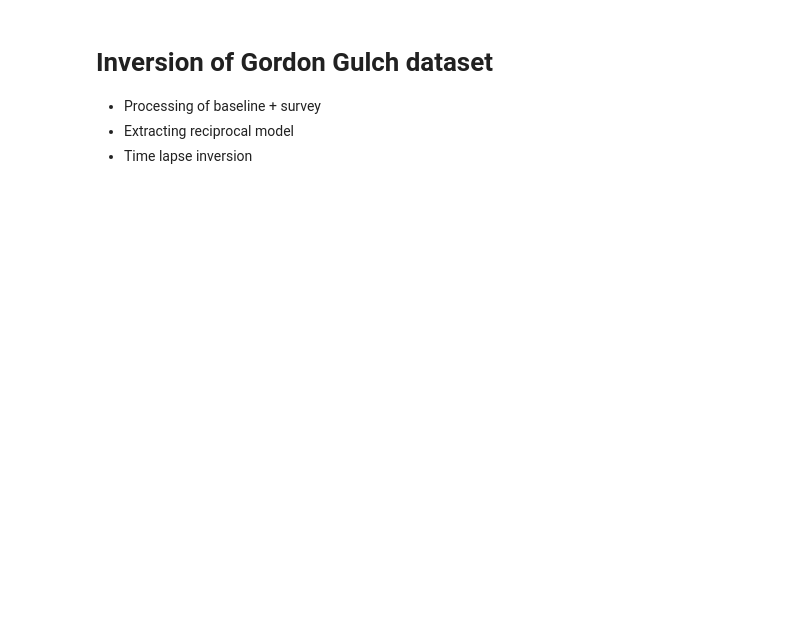
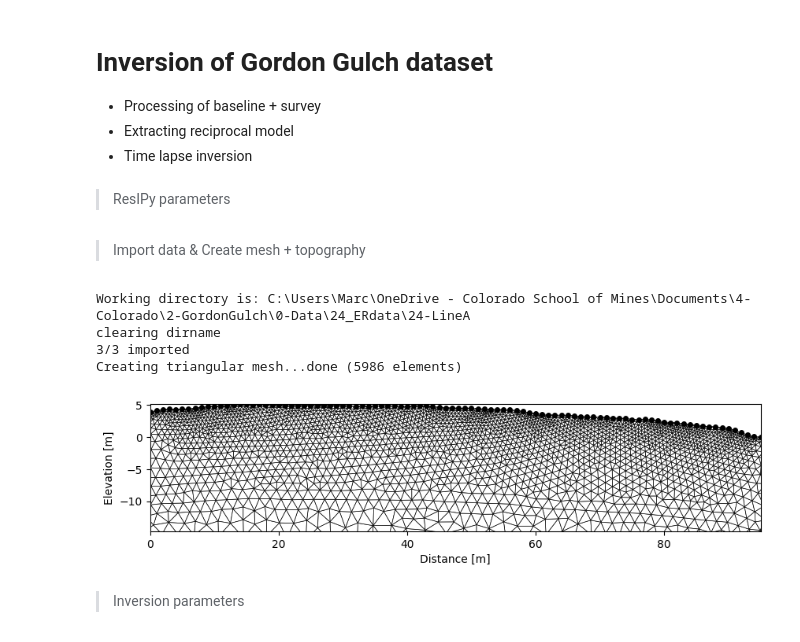
Before and after one commit to HydroDumont/GordonGulch, a Jupyter notebook: 2409_ERinversion.ipynb, the cells around one changed output. Drawn from its saved outputs; the diff is of its cells as text; code cells hidden in the pictures; blank space fills up the shorter version.

```diff
--- a/2409_ERinversion.ipynb
+++ b/2409_ERinversion.ipynb
@@ -17,3 +28,5 @@ from resipy import Project #to install: pip install resipy
+# %% [markdown]
+> ResIPy parameters
 # %%
 # Mesh & Inversion parameters
 # =============================================================================
@@ -21,7 +34,7 @@ from resipy import Project #to install: pip install resipy
 #Mesh parameters
 mgeom={}         #define geometries?
 msurf=None       #didn't find what this means > maybe to define geometries
-mcl= 0.3         #cell size between in function of electrode distance - from fine 0.0875 to coarse 0.875
+mcl= 0.5         #cell size between in function of electrode distance - from fine 0.0875 to coarse 0.875
 mcl_factor= 6    #cell size increase with depth - from 1 to 10
 mrefine= 0       #refine cell size - 0 = False; 1 = True
 mfmd=None        #fine/coarse boundary depth (in m)
@@ -48,0 +60,25 @@ iAaniso = 1    #alpha_aniso is the anisotropy of the smoothing factor, set alpha
+# %% [markdown]
+> Import data & Create mesh + topography
+# %%
+Line = 'A'
+folder = os.path.join('C:/Users/Marc/OneDrive - Colorado School of Mines/Documents/4-Colorado/2-GordonGulch/0-Data/24_ERdata/24-Line'
+                      + Line + '/')
+
+k = Project(typ='R2', dirname = folder)
+k.createTimeLapseSurvey(folder + 'Data/', ftype="ProtocolDC")
+k.importElec(os.path.join(folder + 'line' + Line + '.csv'))
+k.createMesh(typ='trian', geom_input= mgeom, surface= msurf, cl= mcl,
+               cl_factor= mcl_factor, refine= mrefine, fmd= mfmd)
+
+fig, ax = plt.subplots(figsize=(10, 5))
+k.showMesh(ax=ax)
+sfile = np.str_(folder + '0-mesh.png')
+plt.savefig(sfile, dpi=200)
+# %% [output]
+Working directory is: C:\Users\Marc\OneDrive - Colorado School of Mines\Documents\4-Colorado\2-GordonGulch\0-Data\24_ERdata\24-LineA
+clearing dirname
+3/3 imported
+Creating triangular mesh...done (5986 elements)
+[figure, added]
+# %% [markdown]
+> Inversion parameters
```
Also changed, not shown: parts of 7 cells of this notebook, 1 other file.
